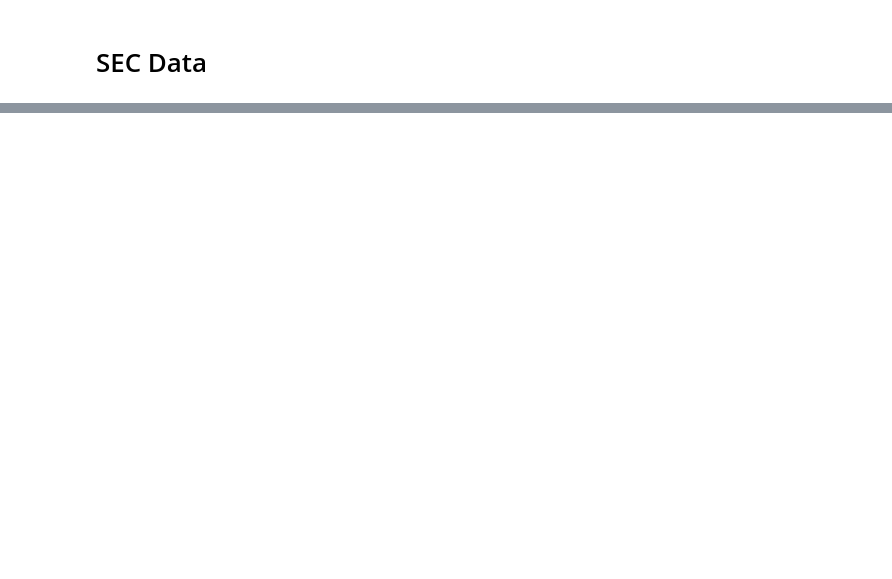
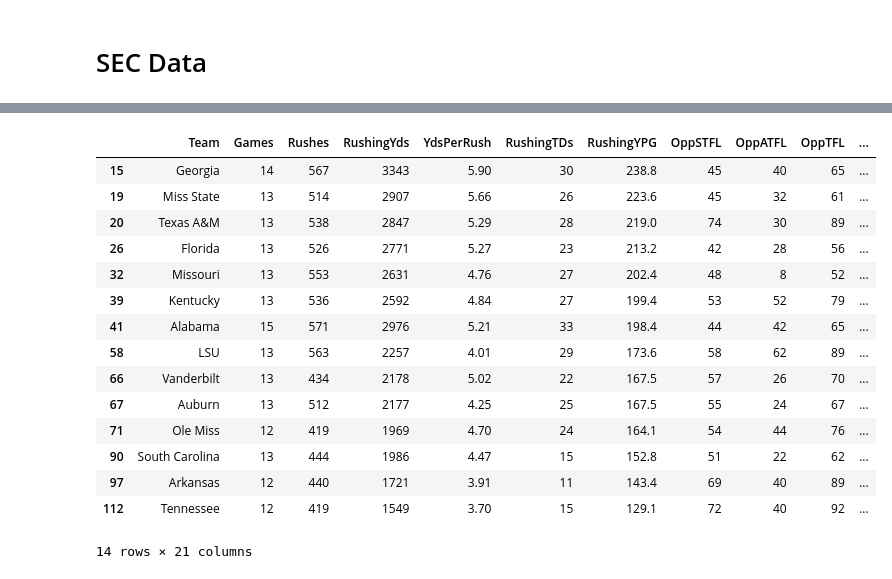
Before and after one commit to hjhuney/D3-Course, a Jupyter notebook: Playground/SEC/SEC_QBs_2018.ipynb, the cells around one changed output, grey strips where cells are left out. Drawn from its saved outputs; the diff is of its cells as text; code cells hidden in the pictures; blank space fills up the shorter version.

```diff
--- a/Playground/SEC/SEC_QBs_2018.ipynb
+++ b/Playground/SEC/SEC_QBs_2018.ipynb
@@ -12,6 +14,14 @@ sec_color_dict = {
     'UGA': '#BA0C2F', 'FLA': '#0021A5', 'MSST': '#660000', 'TENN': '#FF8200',
     'ARK': '#9D2235', 'UK': '#0033a0'
 }
+# %%
+sec_color_dict = {
+    'Alabama': '#9e1b32', 'Mississippi': '#14213D', 'Ole Miss': '#14213D',
+    'Missouri': '#F1B82D', 'South Carolina': '#000000','Vanderbilt': '#866d4b',
+    'Texas A&M': '#500000', 'LSU': '#461D7C', 'Auburn': '#0C2340',
+    'Georgia': '#BA0C2F', 'Florida': '#0021A5', 'Miss State': '#660000', 'Mississippi St.': '#660000',
+    'Tennessee': '#FF8200', 'Arkansas': '#9D2235', 'Kentucky': '#0033a0'
+}
 # %%
 sec_name_dict = {
     'ALA': 'Alabama', 'MISS': 'Ole Miss', 'MIZ': 'Missouri', 'SC': 'South Carolina',
@@ -21,7 +31,10 @@ sec_name_dict = {
 }
 # %%
 conf_dict = {
-    'SEC': ['ALA', 'MISS', 'MIZ', 'SC', 'VAN', 'TA&M', 'LSU', 'AUB', 'UGA', 'FLA', 'MSST', 'TENN', 'ARK', 'UK'],
+    'SEC': ['ALA', 'MISS', 'MIZ', 'SC', 'VAN', 'TA&M', 'LSU', 'AUB', 'UGA', 'FLA',
+            'MSST', 'TENN', 'ARK', 'UK', 'Alabama', 'Ole Miss', 'Missouri',
+            'South Carolina', 'Vanderbilt', 'Texas A&M', 'LSU', 'Auburn', 'Georgia',
+            'Florida', 'Miss State', 'Tennessee', 'Arkansas', 'Kentucky', 'Mississippi St.'],
     'Big10': ['OSU', 'PUR', 'NW', 'MSU'],
     'ACC': ['NCST', 'CLEM'],
     'Pac12': ['WSU'],
@@ -92,0 +106,19 @@ sec_df.to_csv(r'sec_qbs_2018.csv')
+# %%
+rushing = pd.read_csv('cfb_2018_team_rushing.csv')
+tfl = pd.read_csv('cfb_2018_tfl_allowed.csv')
+tot_off = pd.read_csv('cfb_2018_total_offense.csv')
+# %%
+team_df = rushing.merge(tfl, on="Team", how="outer")
+team_df = team_df.merge(tot_off, on="Team", how="outer")
+team_df = team_df.drop(['Rank_x', 'Rank_y', 'Rank', 'G_x', 'G_y'], axis=1)
+team_df['Team'] = team_df['Team'].str[:-1]
+team_df['Team'] = team_df['Team'].replace('Mississippi St.', 'Miss State')
+team_df['Conf'] = team_df['Team'].map(inv_conf_dict)
+team_df['TeamColor'] = team_df['Team'].map(sec_color_dict)
+team_df['TennColor'] = '#74ABD6'
+team_df['TennColor'] = np.where(team_df['Team'] == 'Tennessee', '#f77f00', team_df['TennColor'])
+
+team_df['PlaysPerTFL'] = np.round(team_df['Plays'] / team_df['OppTFL'],2)
+
+# team_df =
+team_df.head()
@@ -92,0 +133,20 @@ sec_df.to_csv(r'sec_qbs_2018.csv')
+# %%
+sec_team_stats = team_df[team_df['Conf'] == 'SEC']
+sec_team_stats
+# %% [output]
+|  | Team | Games | Rushes | RushingYds | YdsPerRush | RushingTDs | RushingYPG | OppSTFL | OppATFL | OppTFL | ... |
+| 15 | Georgia | 14 | 567 | 3343 | 5.90 | 30 | 238.8 | 45 | 40 | 65 | ... |
+| 19 | Miss State | 13 | 514 | 2907 | 5.66 | 26 | 223.6 | 45 | 32 | 61 | ... |
+| 20 | Texas A&M | 13 | 538 | 2847 | 5.29 | 28 | 219.0 | 74 | 30 | 89 | ... |
+| 26 | Florida | 13 | 526 | 2771 | 5.27 | 23 | 213.2 | 42 | 28 | 56 | ... |
+| 32 | Missouri | 13 | 553 | 2631 | 4.76 | 27 | 202.4 | 48 | 8 | 52 | ... |
+| 39 | Kentucky | 13 | 536 | 2592 | 4.84 | 27 | 199.4 | 53 | 52 | 79 | ... |
+| 41 | Alabama | 15 | 571 | 2976 | 5.21 | 33 | 198.4 | 44 | 42 | 65 | ... |
+| 58 | LSU | 13 | 563 | 2257 | 4.01 | 29 | 173.6 | 58 | 62 | 89 | ... |
+| 66 | Vanderbilt | 13 | 434 | 2178 | 5.02 | 22 | 167.5 | 57 | 26 | 70 | ... |
+| 67 | Auburn | 13 | 512 | 2177 | 4.25 | 25 | 167.5 | 55 | 24 | 67 | ... |
+| 71 | Ole Miss | 12 | 419 | 1969 | 4.70 | 24 | 164.1 | 54 | 44 | 76 | ... |
+| 90 | South Carolina | 13 | 444 | 1986 | 4.47 | 15 | 152.8 | 51 | 22 | 62 | ... |
+| 97 | Arkansas | 12 | 440 | 1721 | 3.91 | 11 | 143.4 | 69 | 40 | 89 | ... |
+| 112 | Tennessee | 12 | 419 | 1549 | 3.70 | 15 | 129.1 | 72 | 40 | 92 | ... |
+14 rows × 21 columns
```
Also changed, not shown: parts of 8 cells of this notebook, 15 other files.
